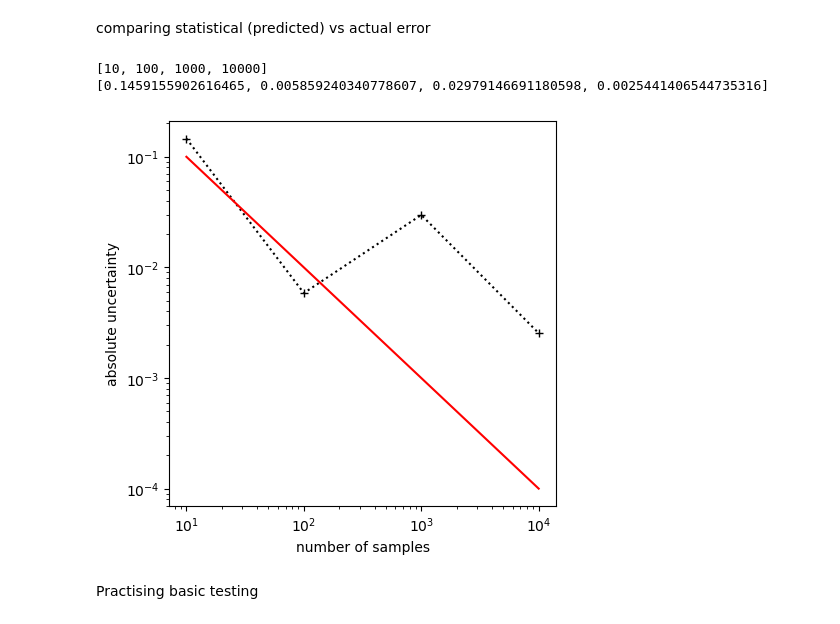
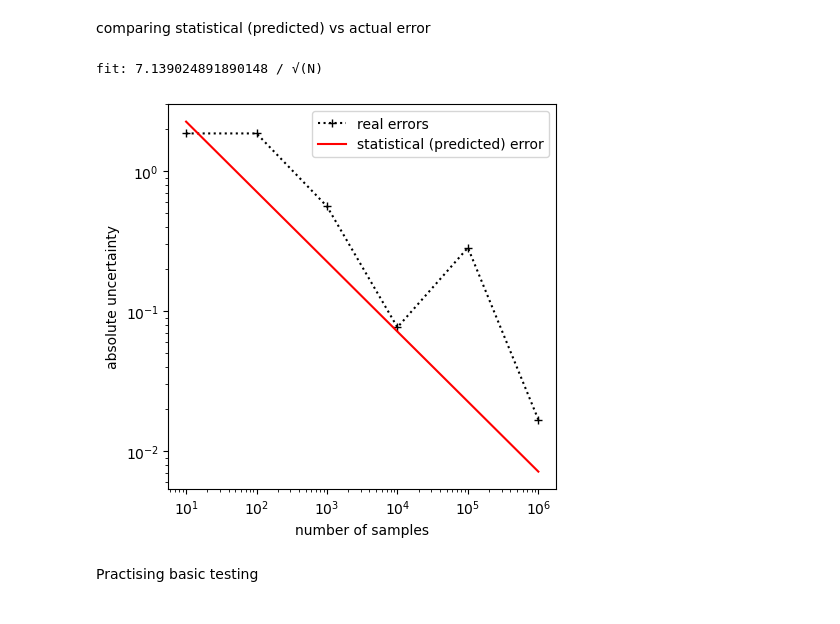
Before and after one commit to ellabeck03/finding-pi-monte-carlo, a Jupyter notebook: finding_pi.ipynb, the cells around one changed output. Saved outputs shown, nothing was run; the diff lists cells and outputs as text; code cells hidden in the pictures.

```diff
--- a/finding_pi.ipynb
+++ b/finding_pi.ipynb
@@ -12,7 +13,7 @@ import pytest
 # %%
 radius = 1
-points = [10, 100, 1000, 10000]
-number_of_tests = 1000
+points = [10, 100, 1000, 10000, 100000, 1000000]
+number_of_tests = 100
 # %% [markdown]
 Writing functions to find pi estimates based on the number of randomly selected points that fall within a quarter circle confined to a square. The ratio of points inside the square to total points is equal to 4*pi. Two functions created: one generates a graph with the result, and the other doesn't (designed to be run multiple times)
 # %%
@@ -69,7 +70,7 @@ def find_pi_estimate(x_coords, y_coords, num_points):
             inside_count += 1
 
     pi_estimate = 4 * (inside_count / (inside_count + outside_count))
-    error = abs((np.pi - pi_estimate) / np.pi)
+    error = abs((np.pi - pi_estimate) / np.pi) * 100
 
     return pi_estimate, error
 
@@ -114,8 +115,8 @@ def multiple_estimates(num_points, radius_in):
     return mean
 # %%
 %%time
-fig = plt.figure(figsize = [8,8])
-subplot_grid = gridspec.GridSpec(2,2, wspace = 0.3, hspace = 0.3)
+fig = plt.figure(figsize = [8,12])
+subplot_grid = gridspec.GridSpec(4,2, wspace = 0.3, hspace = 0.3)
 
 
 x_points = []
@@ -158,32 +161,33 @@ Wall time: 9.95 s
 # %% [markdown]
 comparing statistical (predicted) vs actual error
 # %%
-def calculate_statistical_error(num_points):
-    return (1 / num_points)
+def statistical_error_dependence(x, A):
+    return A * (1 / np.sqrt(x))
 
 def plot_errors(figure, points_array, statistical_errors, real_errors):
     plt.loglog(points_array, real_errors, marker = "+", linestyle = "dotted", color = "k", label = "real errors")
     plt.loglog(points_array, statistical_errors, color = "r", label = "statistical (predicted) error")
     plt.xlabel("number of samples")
     plt.ylabel("absolute uncertainty")
 
     return
 
 fig = plt.figure(figsize = [5, 5])
 statistical_error = []
 
+equation = curve_fit(statistical_error_dependence, points, errors)
+print(u"fit: {0} / \u221A(N)".format(equation[0][0]))
+
 for i in range(len(points)):
-    stat_error = calculate_statistical_error(points[i])
+    stat_error = statistical_error_dependence(points[i], equation[0])
     statistical_error.append(stat_error)
 
-print(points)
-print(errors)
 plot_errors(fig, points, statistical_error, errors)
+plt.legend()
 plt.show()
 # %% [output]
-[10, 100, 1000, 10000]
-[0.1459155902616465, 0.005859240340778607, 0.02979146691180598, 0.0025441406544735316]
+fit: 7.139024891890148 / √(N)
-[figure, old version]
+[figure, new version]
 # %% [markdown]
 Practising basic testing
 # %%
```
Also changed, not shown: parts of 3 cells of this notebook.
